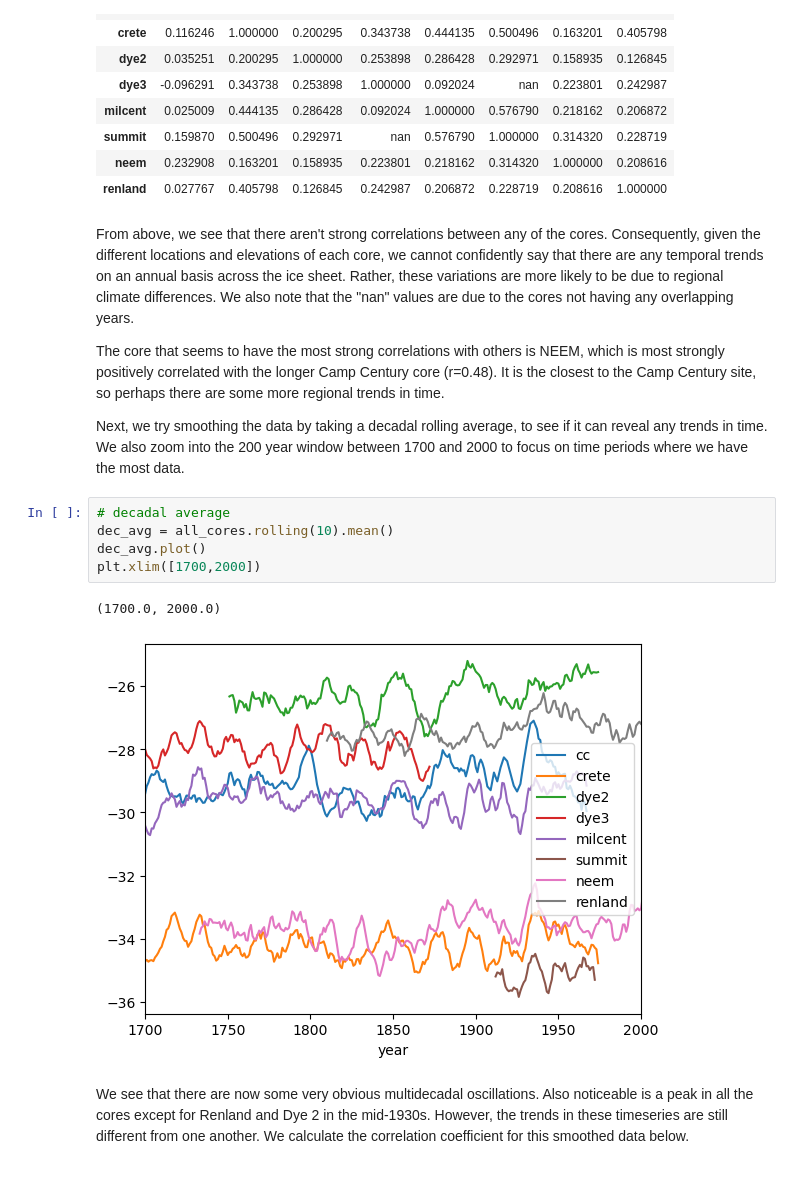
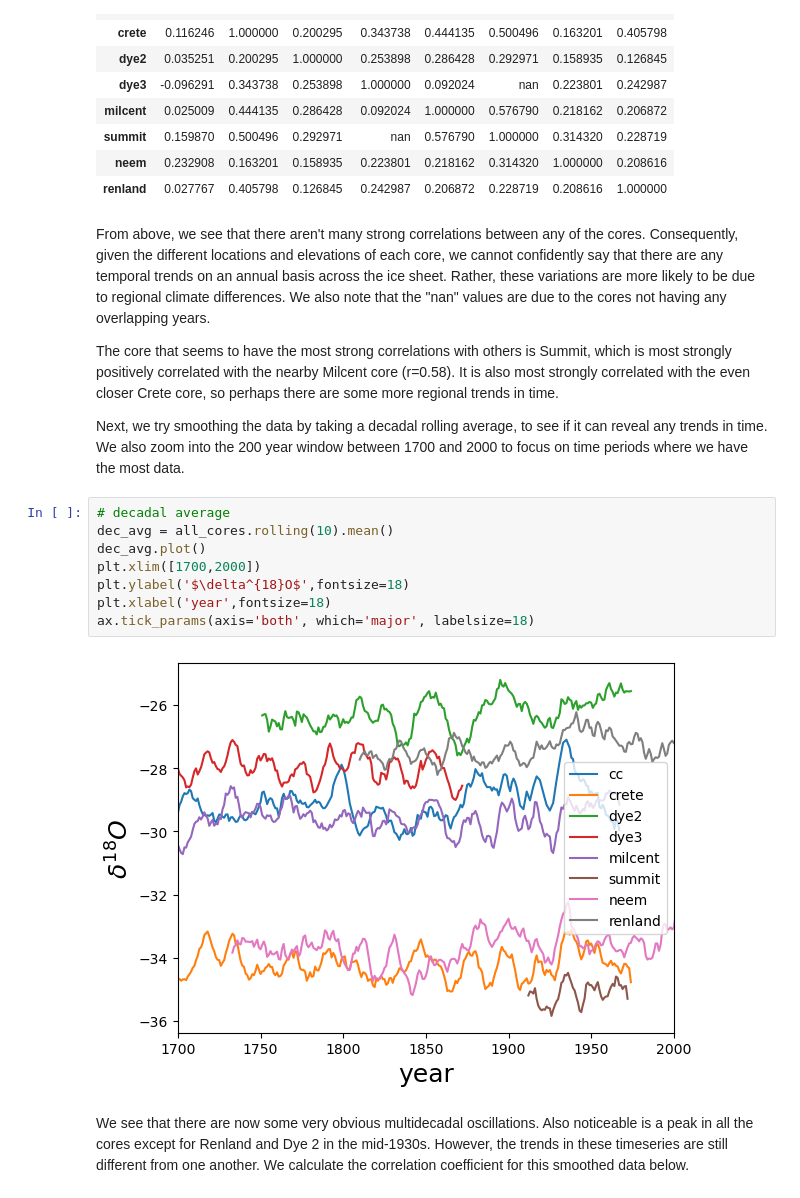
Before and after one commit to glugeorge/stable_isotope_final, a Jupyter notebook: ice_core_analysis.ipynb, the cells around one changed output. Drawn from its saved outputs; the diff is of its cells as text.

```diff
--- a/ice_core_analysis.ipynb
+++ b/ice_core_analysis.ipynb
@@ -261,19 +262,21 @@ corr.style.background_gradient(cmap='coolwarm',vmin=-1,vmax=1)
 | neem | 0.232908 | 0.163201 | 0.158935 | 0.223801 | 0.218162 | 0.314320 | 1.000000 | 0.208616 |
 | renland | 0.027767 | 0.405798 | 0.126845 | 0.242987 | 0.206872 | 0.228719 | 0.208616 | 1.000000 |
 # %% [markdown]
-From above, we see that there aren't strong correlations between any of the cores. Consequently, given the different locations and elevations of each core, we cannot confidently say that there are any temporal trends on an annual basis across the ice sheet. Rather, these variations are more likely to be due to regional climate differences. We also note that the "nan" values are due to the cores not having any overlapping years.
+From above, we see that there aren't many strong correlations between any of the cores. Consequently, given the different locations and elevations of each core, we cannot confidently say that there are any temporal trends on an annual basis across the ice sheet. Rather, these variations are more likely to be due to regional climate differences. We also note that the "nan" values are due to the cores not having any overlapping years.
 
-The core that seems to have the most strong correlations with others is NEEM, which is most strongly positively correlated with the longer Camp Century core (r=0.48). It is the closest to the Camp Century site, so perhaps there are some more regional trends in time.
+The core that seems to have the most strong correlations with others is Summit, which is most strongly positively correlated with the nearby Milcent core (r=0.58). It is also most strongly correlated with the even closer Crete core, so perhaps there are some more regional trends in time.
 
 Next, we try smoothing the data by taking a decadal rolling average, to see if it can reveal any trends in time. We also zoom into the 200 year window between 1700 and 2000 to focus on time periods where we have the most data.
 # %%
 # decadal average
 dec_avg = all_cores.rolling(10).mean()
 dec_avg.plot()
 plt.xlim([1700,2000])
+plt.ylabel('$\delta^{18}O$',fontsize=18)
+plt.xlabel('year',fontsize=18)
+ax.tick_params(axis='both', which='major', labelsize=18)
 # %% [output]
-(1700.0, 2000.0)
-[figure, old version]
+[figure, new version]
 # %% [markdown]
 We see that there are now some very obvious multidecadal oscillations. Also noticeable is a peak in all the cores except for Renland and Dye 2 in the mid-1930s. However, the trends in these timeseries are still different from one another. We calculate the correlation coefficient for this smoothed data below.
 # %%
```
Also changed, not shown: parts of 29 cells of this notebook, 2 other files.
